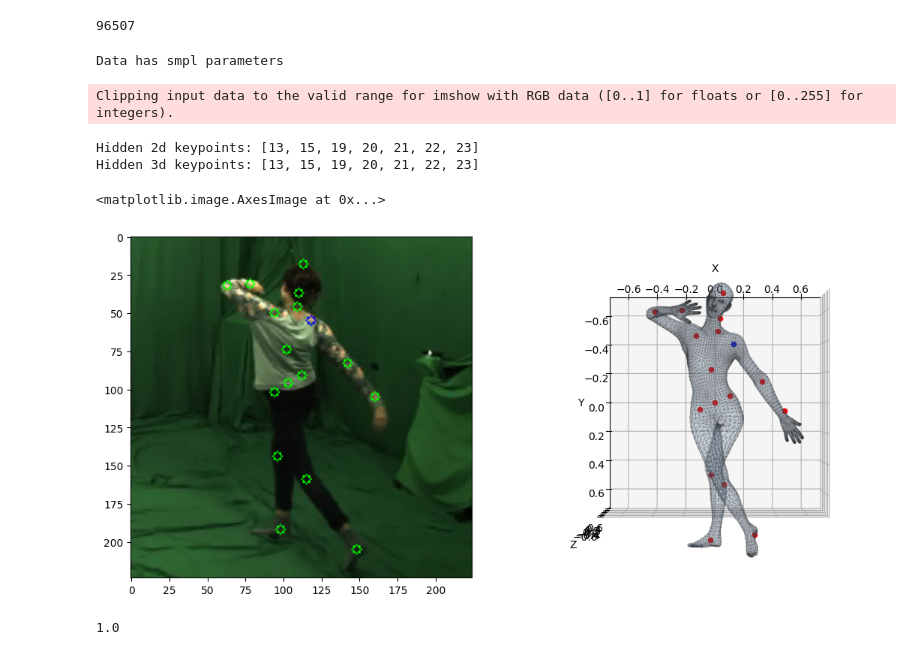
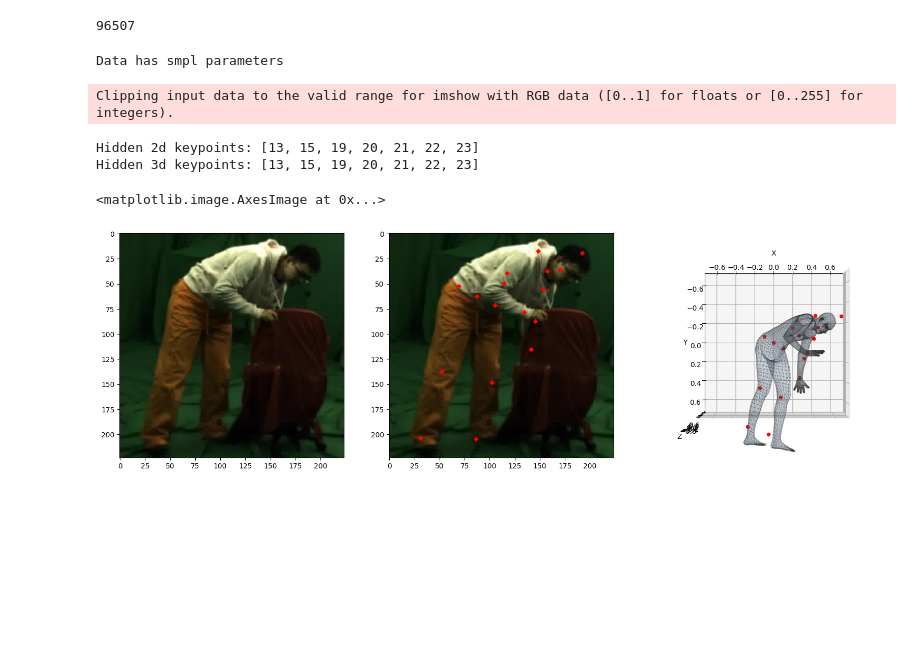
Before and after one commit to sspsk/thesis, a Jupyter notebook: notebooks/mpiinf_play.ipynb, the cells around one changed output. Cells and saved outputs as stored; diff of their text form; code cells hidden in the pictures; blank space fills up the shorter version.

```diff
--- a/notebooks/mpiinf_play.ipynb
+++ b/notebooks/mpiinf_play.ipynb
@@ -52,7 +52,7 @@ ax.set_axis_off()
 Img from: /gpu-data/skar/MPIINF/mpi_inf_3dhp/S1/Seq1/video_0/000451.jpg
 [figure]
 # %%
-smpl = get_smpl_model(use_feet_keypoints=True,use_hands=True,extra=True,gender='neutral')
+smpl = get_smpl_model(use_feet_keypoints=True,use_hands=True,extra=True,gender='male')
 # %% [output]
 WARNING: You are using a SMPL model, with only 10 shape coefficients.
 # %%
@@ -120,7 +120,7 @@ len(dataset)
 # %% [output]
 96507
 # %%
-sample = dataset[51]
+sample = dataset[80190]
 
 pose = sample['pose']
 shape = sample['shape']
@@ -143,12 +143,13 @@ if has_smpl:
 else:
     output=None
 
-fig = plt.figure(figsize=(10,5))
+fig = plt.figure(figsize=(15,5))
 ax1 = fig.add_subplot(131)
 ax2 = fig.add_subplot(132)
 ax3 = fig.add_subplot(133,projection='3d')
 
 
+ax1.imshow(img)
 if output is not None:
     ax3 = display_model(
                 {'verts': output.vertices.cpu().detach(),
@@ -161,40 +162,36 @@ if output is not None:
                 ax=ax3,
                 alpha=0.1)
 
-ax3.view_init(elev=-90,azim=-90)
+ax3.view_init(elev=-90,azim=-90,roll=0)
 
 hidden2d = []
 hidden3d = []
 
 for i in range(keypoints3d.shape[0]):#processing only the 24 joints superset
     if visibility2d[25+i] > 0:
         color = (225,0,0)
         #if i ==8:
         #    color=(0,0,255)
-        img = cv2.circle(img,center=(int(keypoints2d[25+i][0]),int(keypoints2d[25+i][1])),radius=2,color=color,fill=-1)
+        img = cv2.circle(img,center=(int(keypoints2d[25+i][0]),int(keypoints2d[25+i][1])),radius=2,color=color,thickness=-1)
     else:
         hidden2d.append(i)
 
     if visibility3d[i] > 0:
         c = 'red'
         #if i==8:
         #    c = 'blue'
-        ax2.scatter3D(*keypoints3d[i].tolist(),c=c)
+        ax3.scatter3D(*keypoints3d[i].tolist(),c=c)
     else:
         hidden3d.append(i)
 
 print("Hidden 2d keypoints:",hidden2d)
 print("Hidden 3d keypoints:",hidden3d)
 
-ax1.imshow(img)
+ax2.imshow(img)
 # %% [output]
 Data has smpl parameters
 Clipping input data to the valid range for imshow with RGB data ([0..1] for floats or [0..255] for integers).
 Hidden 2d keypoints: [13, 15, 19, 20, 21, 22, 23]
 Hidden 3d keypoints: [13, 15, 19, 20, 21, 22, 23]
 <matplotlib.image.AxesImage at 0x...>
-[figure, old version]
+[figure, new version]
-# %%
-sample['has_smpl']
-# %% [output]
-1.0
```
Also changed, not shown: 1 other file.
